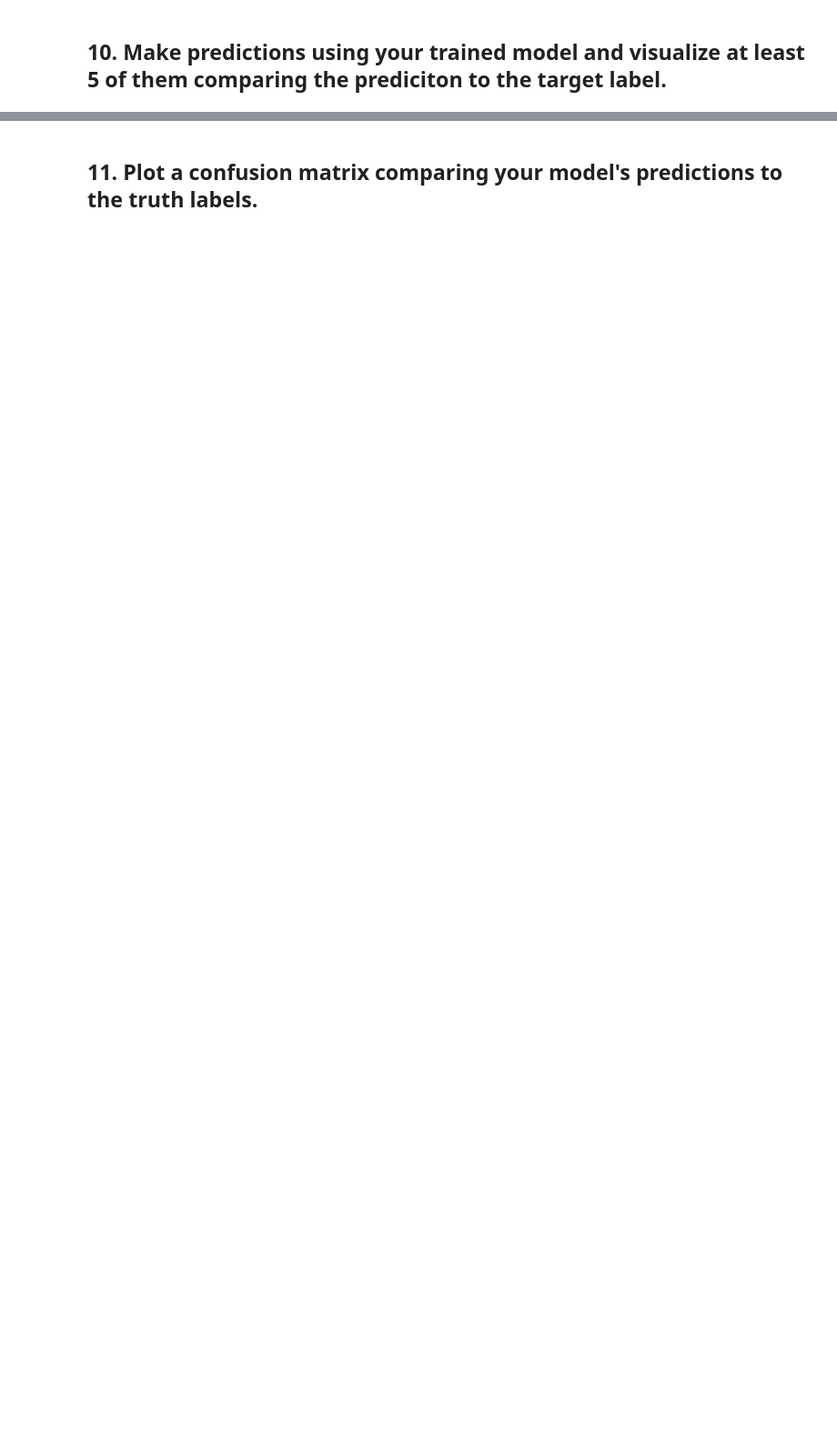
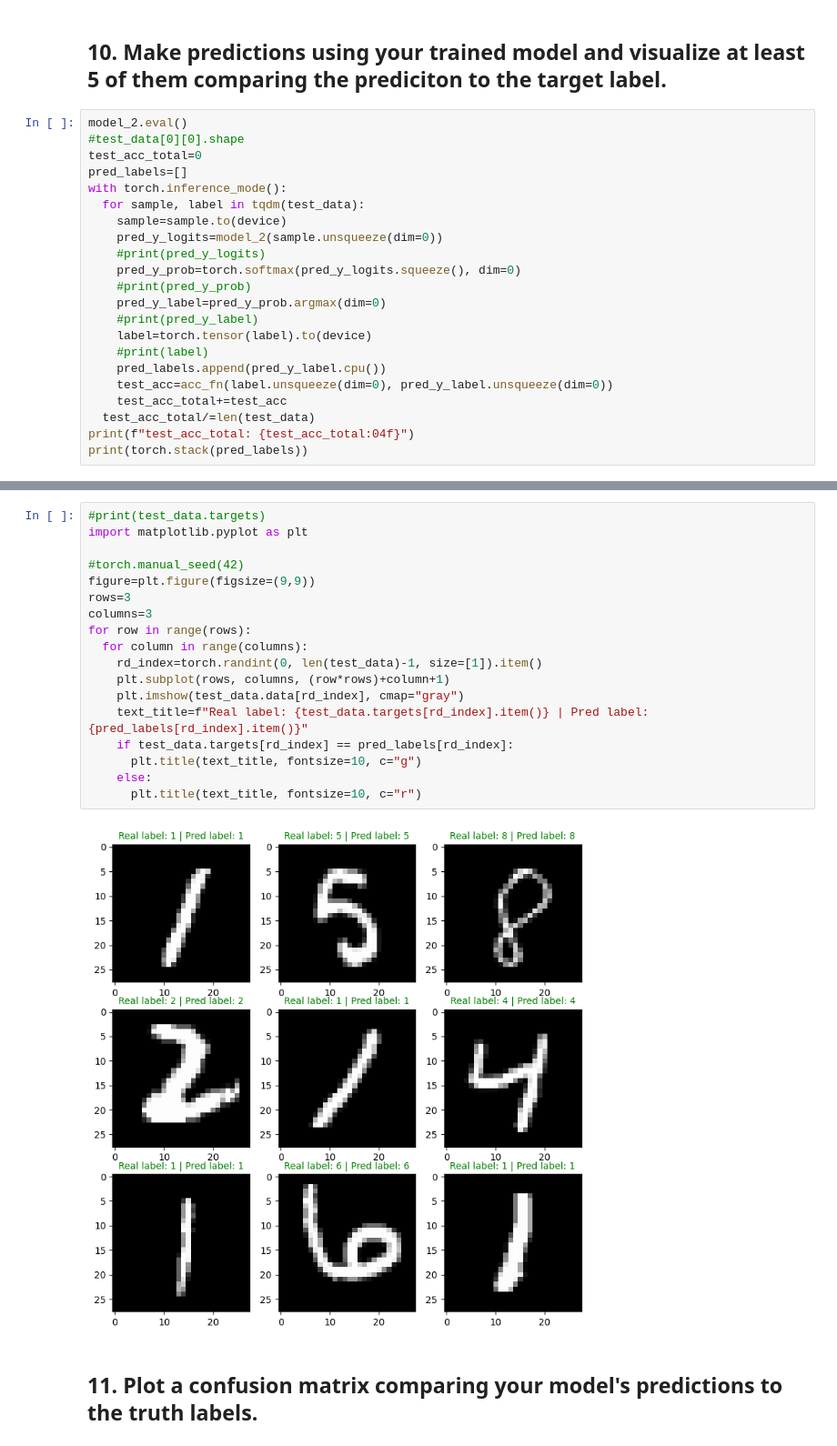
Before and after one commit to tonysoux/pytorch-deep-learning, a Jupyter notebook: extras/exercises/03_pytorch_computer_vision_exercises.ipynb, the cells around one changed output, grey strips where cells are left out. Shown at 91% size. Cells and saved outputs as stored; diff of their text form; blank space fills up the shorter version.

```diff
--- a/extras/exercises/03_pytorch_computer_vision_exercises.ipynb
+++ b/extras/exercises/03_pytorch_computer_vision_exercises.ipynb
@@ -178,2 +236,24 @@ class FashionMNISTModelV2(nn.Module):
 # %% [markdown]
 ## 10. Make predictions using your trained model and visualize at least 5 of them comparing the prediciton to the target label.
+# %%
+model_2.eval()
+#test_data[0][0].shape
+test_acc_total=0
+pred_labels=[]
+with torch.inference_mode():
+  for sample, label in tqdm(test_data):
+    sample=sample.to(device)
+    pred_y_logits=model_2(sample.unsqueeze(dim=0))
+    #print(pred_y_logits)
+    pred_y_prob=torch.softmax(pred_y_logits.squeeze(), dim=0)
+    #print(pred_y_prob)
+    pred_y_label=pred_y_prob.argmax(dim=0)
+    #print(pred_y_label)
+    label=torch.tensor(label).to(device)
+    #print(label)
+    pred_labels.append(pred_y_label.cpu())
+    test_acc=acc_fn(label.unsqueeze(dim=0), pred_y_label.unsqueeze(dim=0))
+    test_acc_total+=test_acc
+  test_acc_total/=len(test_data)
+print(f"test_acc_total: {test_acc_total:04f}")
+print(torch.stack(pred_labels))
@@ -180,2 +263,22 @@ class FashionMNISTModelV2(nn.Module):
+# %%
+#print(test_data.targets)
+import matplotlib.pyplot as plt
+
+#torch.manual_seed(42)
+figure=plt.figure(figsize=(9,9))
+rows=3
+columns=3
+for row in range(rows):
+  for column in range(columns):
+    rd_index=torch.randint(0, len(test_data)-1, size=[1]).item()
+    plt.subplot(rows, columns, (row*rows)+column+1)
+    plt.imshow(test_data.data[rd_index], cmap="gray")
+    text_title=f"Real label: {test_data.targets[rd_index].item()} | Pred label: {pred_labels[rd_index].item()}"
+    if test_data.targets[rd_index] == pred_labels[rd_index]:
+      plt.title(text_title, fontsize=10, c="g")
+    else:
+      plt.title(text_title, fontsize=10, c="r")
+# %% [output]
+[figure, added]
 # %% [markdown]
 ## 11. Plot a confusion matrix comparing your model's predictions to the truth labels.
```
Also changed, not shown: parts of 13 cells of this notebook.
